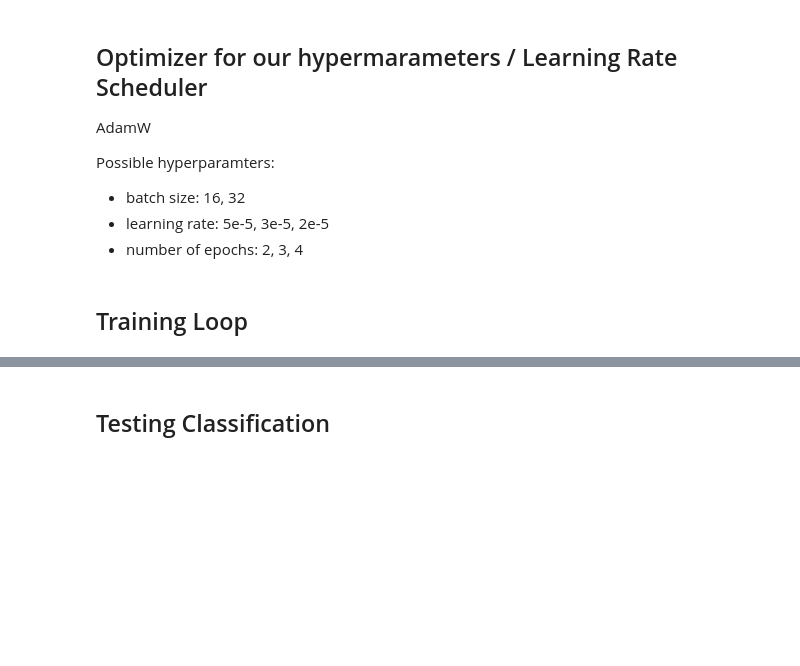
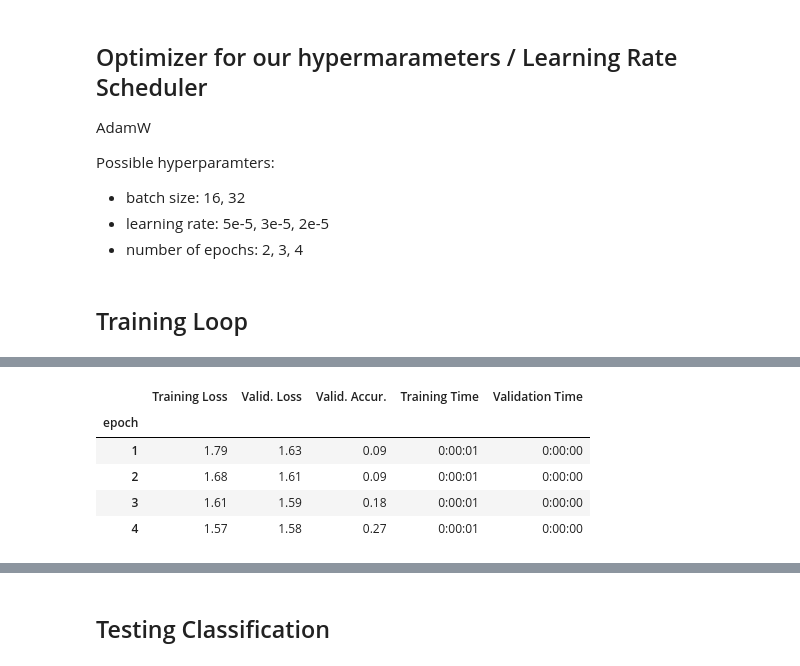
Before and after one commit to nasa-petal/PeTaL-labeller, a Jupyter notebook: auto-labeler/auto_labeler_prototype.ipynb, the cells around one changed output, grey strips where cells are left out. Saved outputs shown, nothing was run; the diff lists cells and outputs as text; code cells hidden in the pictures; blank space fills up the shorter version.

Commit message:
a working model!...... with 11% accuracy

```diff
--- a/auto-labeler/auto_labeler_prototype.ipynb
+++ b/auto-labeler/auto_labeler_prototype.ipynb
@@ -490,7 +518,6 @@ from transformers import BertForSequenceClassification, AdamW, BertConfig
 model = BertForSequenceClassification.from_pretrained(
     "bert-base-uncased", # 12-layer model, uncased vocab
     num_labels = 5, # Number of labels
-    """CHANGE ABOVE"""
     output_attentions = False,
     output_hidden_states = False,
 )
@@ -657,14 +725,21 @@ print("Time to train: {:} (h:mm:ss)".format(format_time(time.time()-total_time))
 # %%
 # Display metrics of training process in a dataframe
 
 import pandas as pd
 
 pd.set_option('precision', 2)
 
-df_vals = pd.DataFrame(data=training_stats)
+df_vals = pd.DataFrame(data=training_vals)
 df_vals = df_vals.set_index('epoch')
 
 df_vals
+# %% [output]
+|  | Training Loss | Valid. Loss | Valid. Accur. | Training Time | Validation Time |
+| epoch |  |  |  |  |  |
+| 1 | 1.79 | 1.63 | 0.09 | 0:00:01 | 0:00:00 |
+| 2 | 1.68 | 1.61 | 0.09 | 0:00:01 | 0:00:00 |
+| 3 | 1.61 | 1.59 | 0.18 | 0:00:01 | 0:00:00 |
+| 4 | 1.57 | 1.58 | 0.27 | 0:00:01 | 0:00:00 |
 # %%
 input_ids_test = []
 attention_masks_test = []
```
Also changed, not shown: parts of 11 cells of this notebook.
